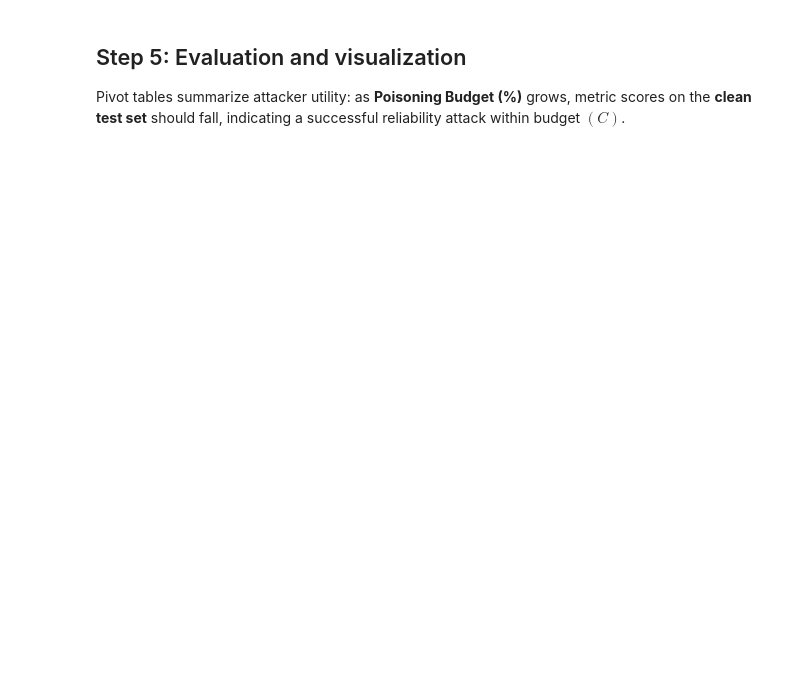
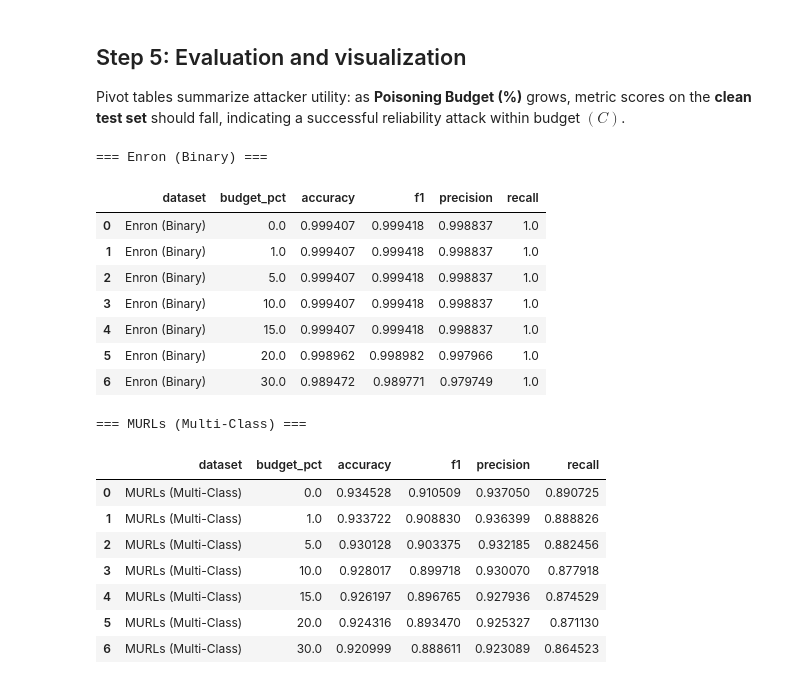
Before and after one commit to NoProblem01/Budget-Poisoning-Analysis, a Jupyter notebook: poisoning_budget_analysis.ipynb, the cells around one changed output. Cells and saved outputs as stored; diff of their text form; code cells hidden in the pictures; blank space fills up the shorter version.

```diff
--- a/poisoning_budget_analysis.ipynb
+++ b/poisoning_budget_analysis.ipynb
@@ -255,20 +387,39 @@ Pivot tables summarize attacker utility: as **Poisoning Budget (%)** grows, metr
 # %%
 def results_to_wide(df: pd.DataFrame) -> pd.DataFrame:
     """Wide table: one row per budget, columns per metric."""
     wide = df.pivot_table(
         index=["dataset", "budget_pct"],
         columns="metric",
         values="score",
     ).reset_index()
     wide.columns.name = None
     return wide.sort_values("budget_pct")
 
 
 print("=== Enron (Binary) ===")
 display(results_to_wide(results_enron))
 
-print("\n=== UMUDGA (Multi-Class) ===")
-display(results_to_wide(results_umudga))
+print("\n=== MURLs (Multi-Class) ===")
+display(results_to_wide(results_MURLs))
+# %% [output]
+=== Enron (Binary) ===
+|  | dataset | budget_pct | accuracy | f1 | precision | recall |
+| 0 | Enron (Binary) | 0.0 | 0.999407 | 0.999418 | 0.998837 | 1.0 |
+| 1 | Enron (Binary) | 1.0 | 0.999407 | 0.999418 | 0.998837 | 1.0 |
+| 2 | Enron (Binary) | 5.0 | 0.999407 | 0.999418 | 0.998837 | 1.0 |
+| 3 | Enron (Binary) | 10.0 | 0.999407 | 0.999418 | 0.998837 | 1.0 |
+| 4 | Enron (Binary) | 15.0 | 0.999407 | 0.999418 | 0.998837 | 1.0 |
+| 5 | Enron (Binary) | 20.0 | 0.998962 | 0.998982 | 0.997966 | 1.0 |
+| 6 | Enron (Binary) | 30.0 | 0.989472 | 0.989771 | 0.979749 | 1.0 |
+=== MURLs (Multi-Class) ===
+|  | dataset | budget_pct | accuracy | f1 | precision | recall |
+| 0 | MURLs (Multi-Class) | 0.0 | 0.934528 | 0.910509 | 0.937050 | 0.890725 |
+| 1 | MURLs (Multi-Class) | 1.0 | 0.933722 | 0.908830 | 0.936399 | 0.888826 |
+| 2 | MURLs (Multi-Class) | 5.0 | 0.930128 | 0.903375 | 0.932185 | 0.882456 |
+| 3 | MURLs (Multi-Class) | 10.0 | 0.928017 | 0.899718 | 0.930070 | 0.877918 |
+| 4 | MURLs (Multi-Class) | 15.0 | 0.926197 | 0.896765 | 0.927936 | 0.874529 |
+| 5 | MURLs (Multi-Class) | 20.0 | 0.924316 | 0.893470 | 0.925327 | 0.871130 |
+| 6 | MURLs (Multi-Class) | 30.0 | 0.920999 | 0.888611 | 0.923089 | 0.864523 |
 # %%
 def plot_poisoning_degradation(
     df: pd.DataFrame,
```
Also changed, not shown: parts of 13 cells of this notebook, 1 other file.
